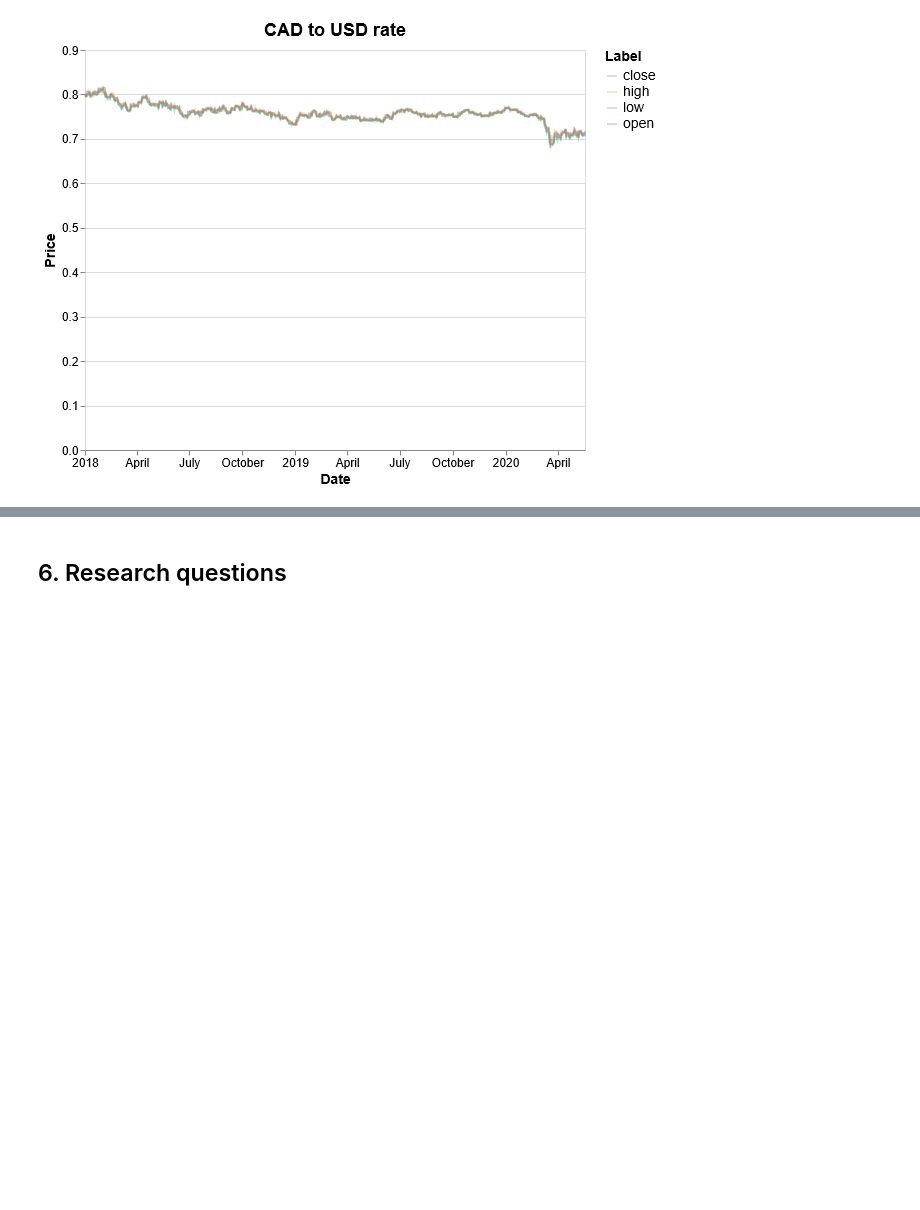
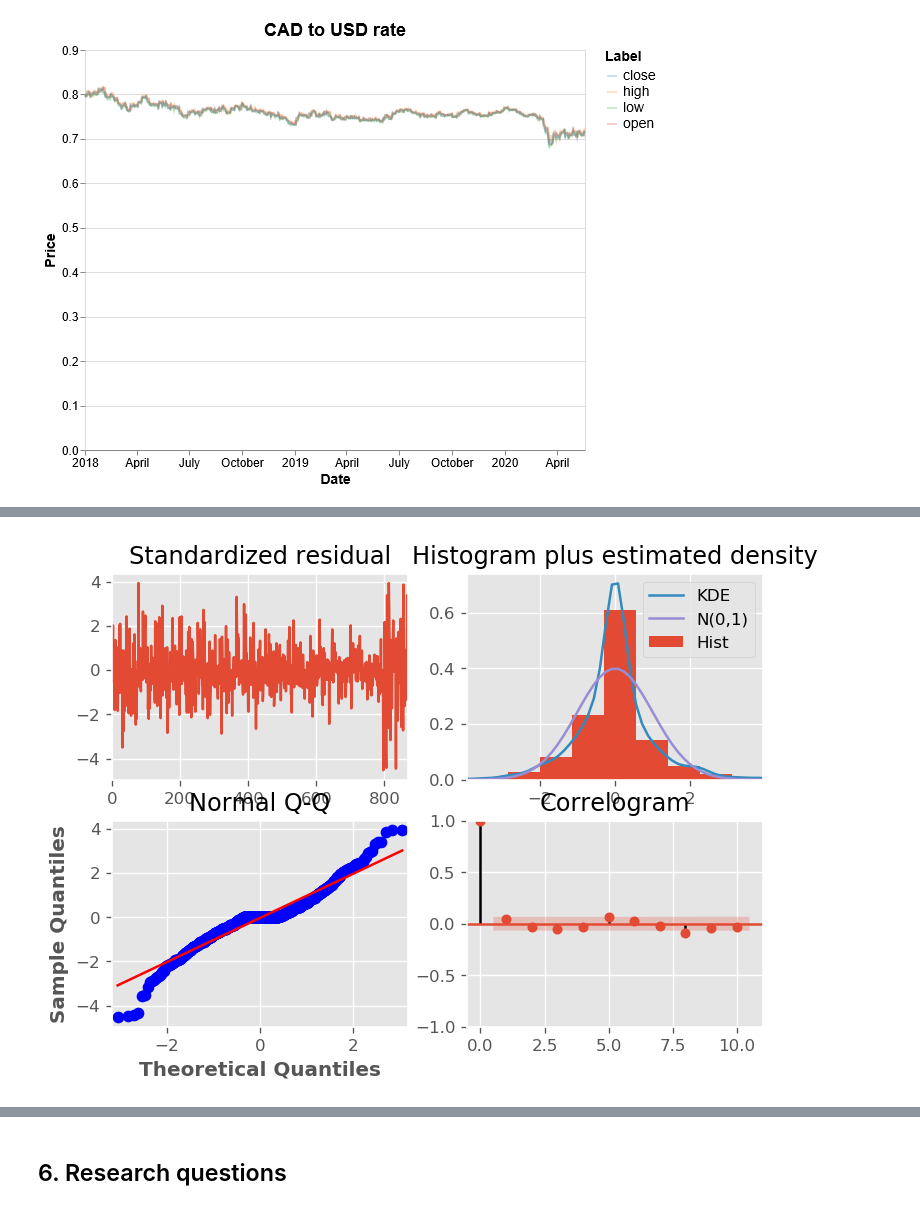
Before and after one commit to flizhou/CAD_USD_exchange_rate_predictor, a Jupyter notebook: scripts/eda.ipynb, the cells around one changed output, grey strips where cells are left out. Saved outputs shown, nothing was run; the diff lists cells and outputs as text; code cells hidden in the pictures; blank space fills up the shorter version.

```diff
--- a/scripts/eda.ipynb
+++ b/scripts/eda.ipynb
@@ -212,0 +207,15 @@ data_lag
+# %%
+model = pmdarima.auto_arima(df['close'], start_p=1, start_q=1,
+                      test='adf',       # use adftest to find optimal 'd'
+                      max_p=3, max_q=3, # maximum p and q
+                      m=1,              # frequency of series
+                      d=None,           # let model determine 'd'
+                      seasonal=False,   # No Seasonality
+                      start_P=0,
+                      D=0,
+                      trace=True,
+                      error_action='ignore',
+                      suppress_warnings=True,
+                      stepwise=True)
+
+print(model.summary())
@@ -212,0 +240,5 @@ data_lag
+# %%
+model.plot_diagnostics(figsize=(7,5))
+plt.show()
+# %% [output]
+[figure, added]
```
Also changed, not shown: parts of 12 cells of this notebook.
